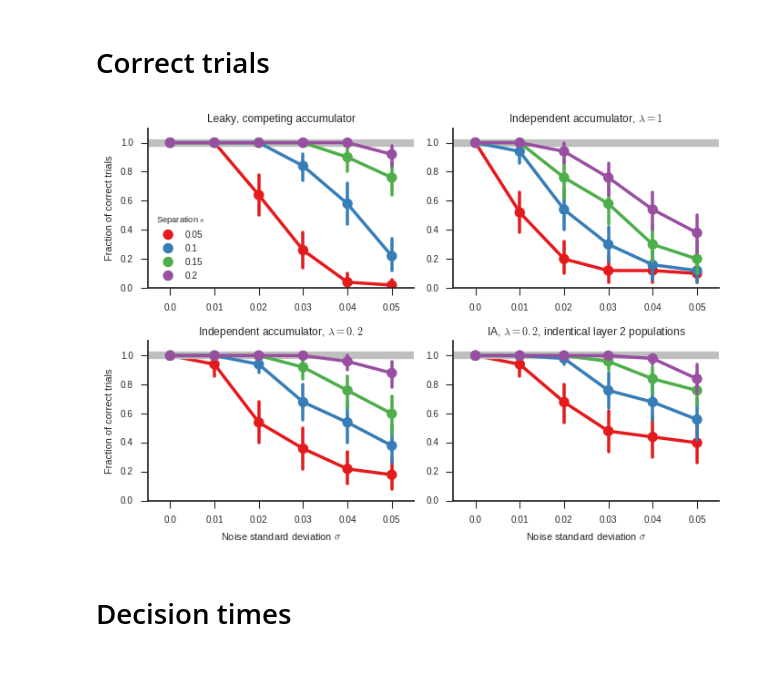
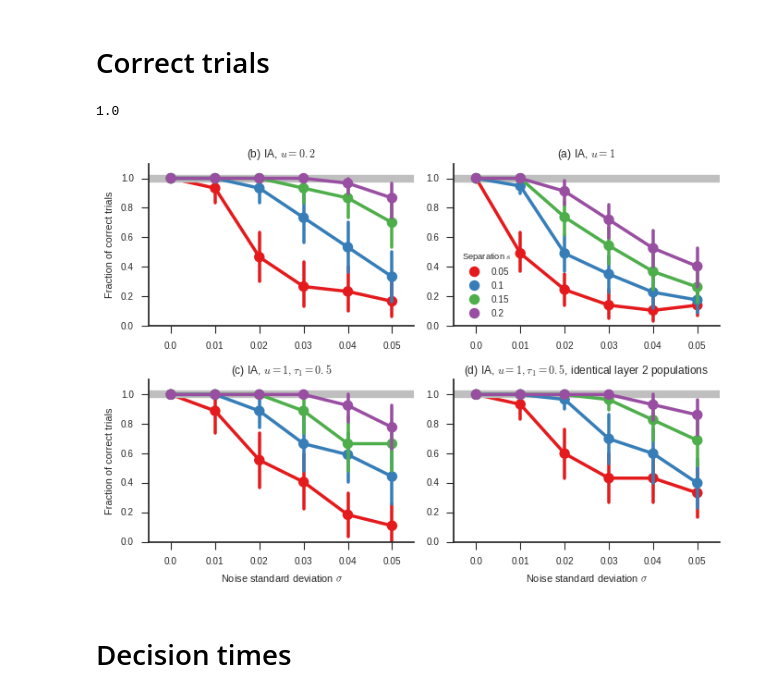
Before and after one commit to ctn-waterloo/cogsci17-decide, a Jupyter notebook: notebooks/Data based plots.ipynb, the cells around one changed output. Saved outputs shown, nothing was run; the diff lists cells and outputs as text; code cells hidden in the pictures; blank space fills up the shorter version.

Commit message:
Add new plots.

```diff
--- a/notebooks/Data based plots.ipynb
+++ b/notebooks/Data based plots.ipynb
@@ -12,10 +14,13 @@ full_w = 7.
 
 def savefig(fig, name):
     fig.savefig('../doc/paper/figures/{}.pdf'.format(name), bbox_inches='tight', pad_inches=0.)
+
+def plot_optimum_line(ax, y):
+    ax.axhline(y=y, lw=6, c=(.75, .75, .75))
 # %% [markdown]
 # Load data and do some preprocessing
 # %%
-df = pd.DataFrame({k: np.squeeze(v) for k, v in np.load('../data/170119.npz').iteritems()})
+df = pd.DataFrame({k: np.squeeze(v) for k, v in np.load('../psy-work/decision/partial.npz').iteritems()})
 # %%
 abbrev = {'UsherMcClelland': 'UMcC', 'DriftDiffusion': 'DD'}
 df['condition'] = df.apply(lambda x: '{}, {}, {}'.format(
@@ -43,45 +63,51 @@ plt.tight_layout()
 savefig(fig, 'decisions')
 # %% [markdown]
 # Correct trials
+# %%
+x = df.query('network == "UsherMcClelland"')
+np.mean(x['correct'] == x['decided'])
+# %% [output]
+1.0
 # %%
 fig = plt.figure(figsize=(full_w, full_w / 1.4))
 datasets = [
-    df.query('network == "UsherMcClelland" and baseline == 1.'),
-    df.query('network == "DriftDiffusion" and baseline == 1. and scale == 1. and not share_thresholding_intercepts'),
+    df.query('network == "DriftDiffusion" and baseline == .2 and scale == 1. and not share_thresholding_intercepts'),
+    df.query('network == "DriftDiffusion" and baseline == 1. and scale == 1.'),
     df.query('network == "DriftDiffusion" and baseline == 1. and scale == .2 and not share_thresholding_intercepts'),
     df.query('network == "DriftDiffusion" and baseline == 1. and scale == .2 and share_thresholding_intercepts'),
 ]
 titles = [
-    "Leaky, competing accumulator",
-    r"Independent accumulator, $\lambda = 1$",
-    r"Independent accumulator, $\lambda = 0.2$",
-    r"IA, $\lambda = 0.2$, indentical layer 2 populations",
+    r"(b) IA, $u = 0.2$",
+    r"(a) IA, $u = 1$",
+    r"(c) IA, $u = 1, \tau_1 = 0.5$",
+    r"(d) IA, $u = 1, \tau_1 = 0.5$, identical layer 2 populations",
 ]
 
 ax=None
 for i, (title, data) in enumerate(zip(titles, datasets)):
     ax = plt.subplot(2, 2, i + 1, sharey=ax)
     ax.axhline(y=1., lw=6, c=(0.75, 0.75, 0.75))
     sns.pointplot('noise', 'correct', 'target_sep', data=data, palette='Set1')
-    if i > 0:
+    if i == 1:
+        ax.get_legend().set_title("Separation $s$")
+    else:
         ax.legend().remove()
-    else:
-        ax.get_legend().set_title("Separation $s$")
+
     plt.ylim(0, 1.1)
     plt.title(title)
     if i > 1:
         plt.xlabel(r"Noise standard deviation $\sigma$")
     else:
         plt.xlabel("")
     if i % 2 == 0:
         plt.ylabel("Fraction of correct trials")
     else:
         plt.ylabel("")
 
 sns.despine()
 plt.tight_layout()
 # %% [output]
-[figure, old version]
+[figure, new version]
 # %%
 savefig(fig, 'correct')
 # %% [markdown]
```
Also changed, not shown: parts of 9 cells of this notebook, 5 other files.
